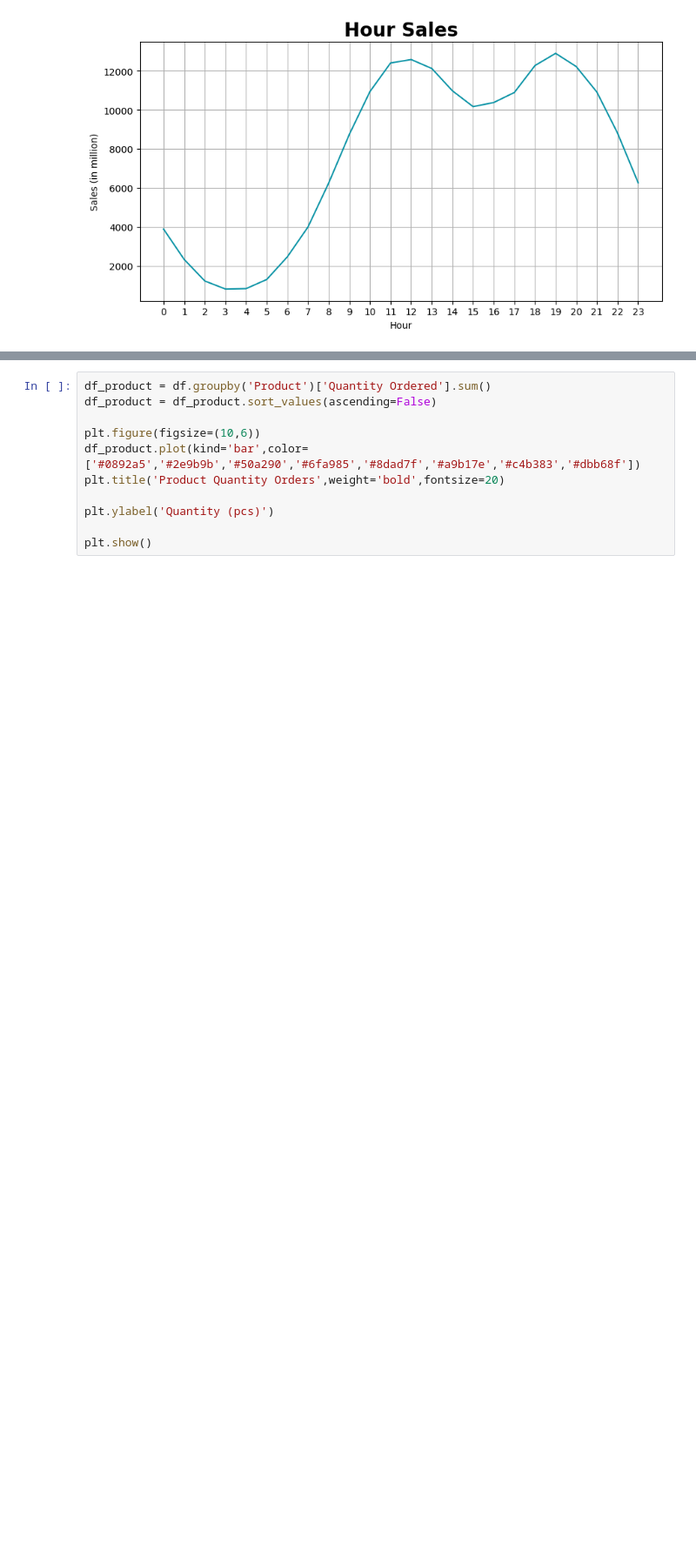
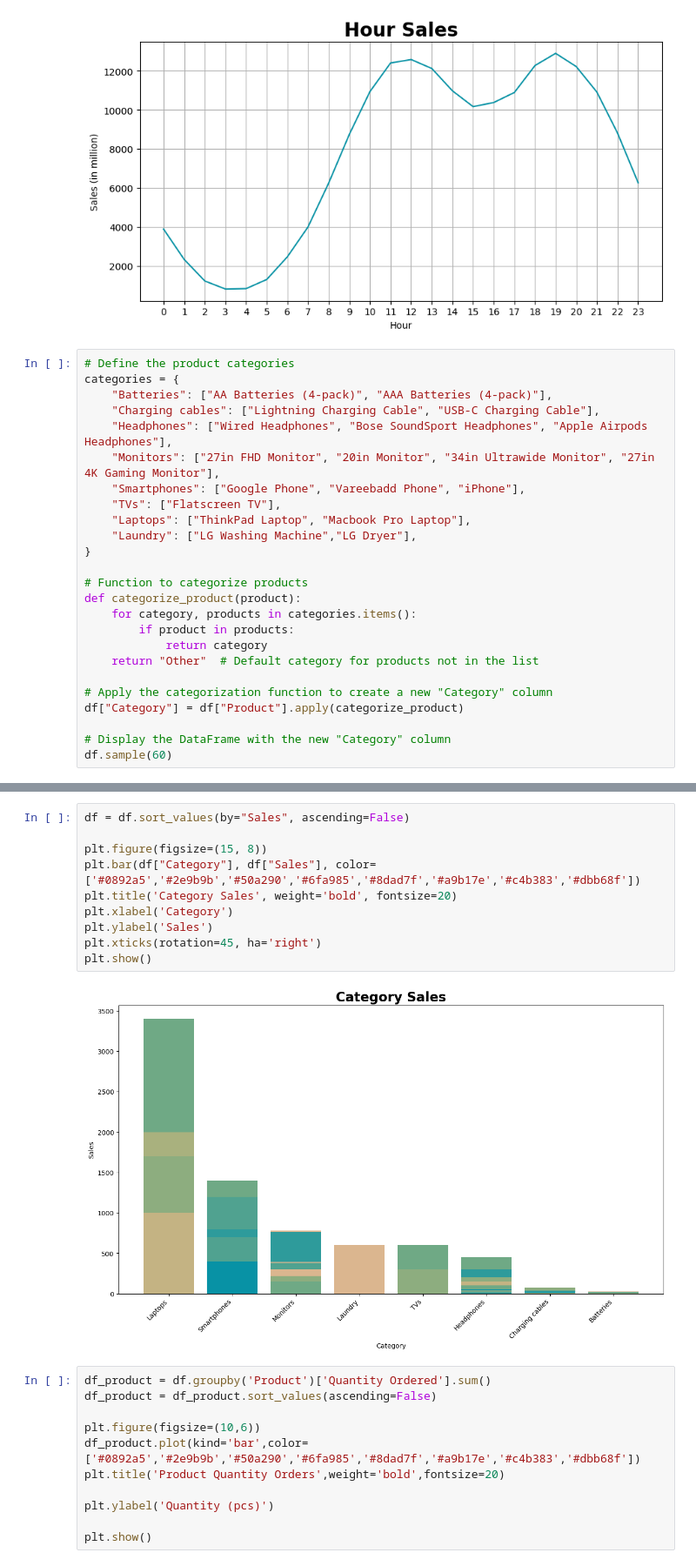
Before and after one commit to gozemallick/Ecosense, a Jupyter notebook: Ecosense.ipynb, the cells around one changed output, grey strips where cells are left out. Shown at 87% size. Saved outputs shown, nothing was run; the diff lists cells and outputs as text; blank space fills up the shorter version.

```diff
--- a/Ecosense.ipynb
+++ b/Ecosense.ipynb
@@ -238,3 +239,28 @@ plt.xlabel('Hour')
 plt.show()
 # %% [output]
 [figure]
+# %%
+# Define the product categories
+categories = {
+    "Batteries": ["AA Batteries (4-pack)", "AAA Batteries (4-pack)"],
+    "Charging cables": ["Lightning Charging Cable", "USB-C Charging Cable"],
+    "Headphones": ["Wired Headphones", "Bose SoundSport Headphones", "Apple Airpods Headphones"],
+    "Monitors": ["27in FHD Monitor", "20in Monitor", "34in Ultrawide Monitor", "27in 4K Gaming Monitor"],
+    "Smartphones": ["Google Phone", "Vareebadd Phone", "iPhone"],
+    "TVs": ["Flatscreen TV"],
+    "Laptops": ["ThinkPad Laptop", "Macbook Pro Laptop"],
+    "Laundry": ["LG Washing Machine","LG Dryer"],
+}
+
+# Function to categorize products
+def categorize_product(product):
+    for category, products in categories.items():
+        if product in products:
+            return category
+    return "Other"  # Default category for products not in the list
+
+# Apply the categorization function to create a new "Category" column
+df["Category"] = df["Product"].apply(categorize_product)
+
+# Display the DataFrame with the new "Category" column
+df.sample(60)
@@ -241,3 +285,15 @@ plt.show()
+# %%
+df = df.sort_values(by="Sales", ascending=False)
+
+plt.figure(figsize=(15, 8))
+plt.bar(df["Category"], df["Sales"], color=['#0892a5','#2e9b9b','#50a290','#6fa985','#8dad7f','#a9b17e','#c4b383','#dbb68f'])
+plt.title('Category Sales', weight='bold', fontsize=20)
+plt.xlabel('Category')
+plt.ylabel('Sales')
+plt.xticks(rotation=45, ha='right')
+plt.show()
+# %% [output]
+[figure, added]
 # %%
 df_product = df.groupby('Product')['Quantity Ordered'].sum()
 df_product = df_product.sort_values(ascending=False)
```
Also changed, not shown: parts of 14 cells of this notebook.
